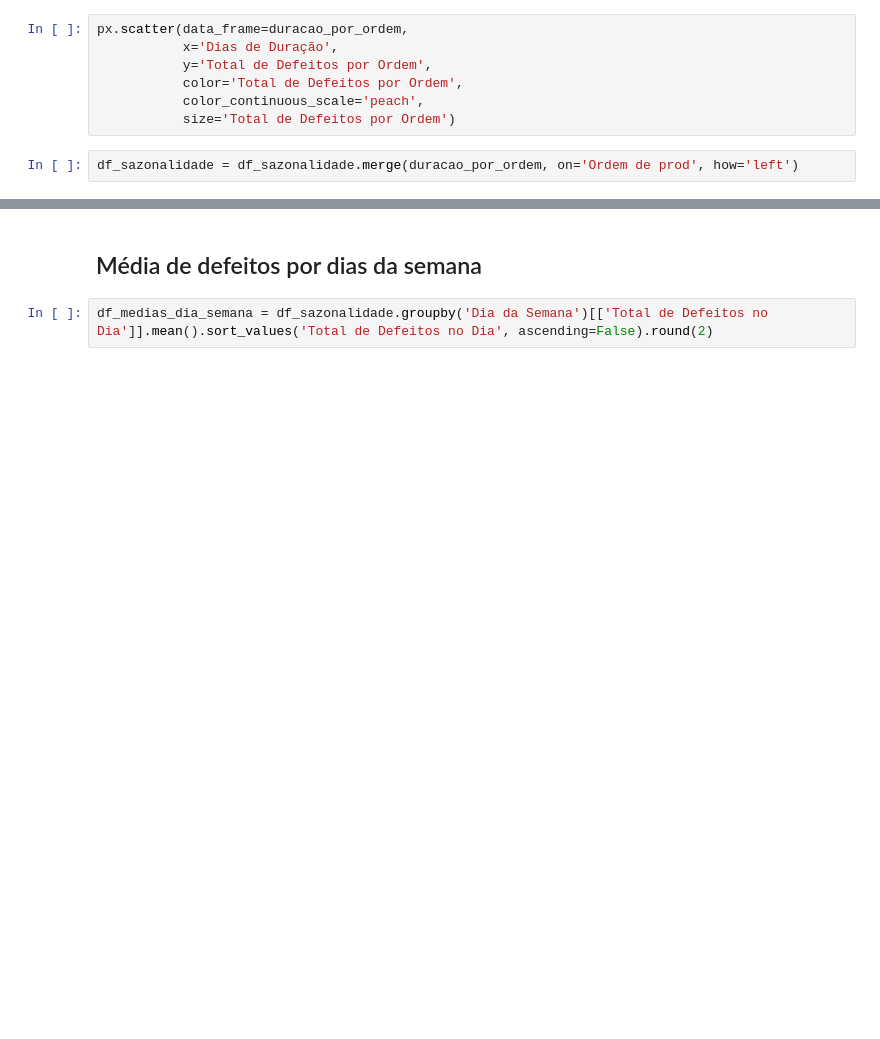
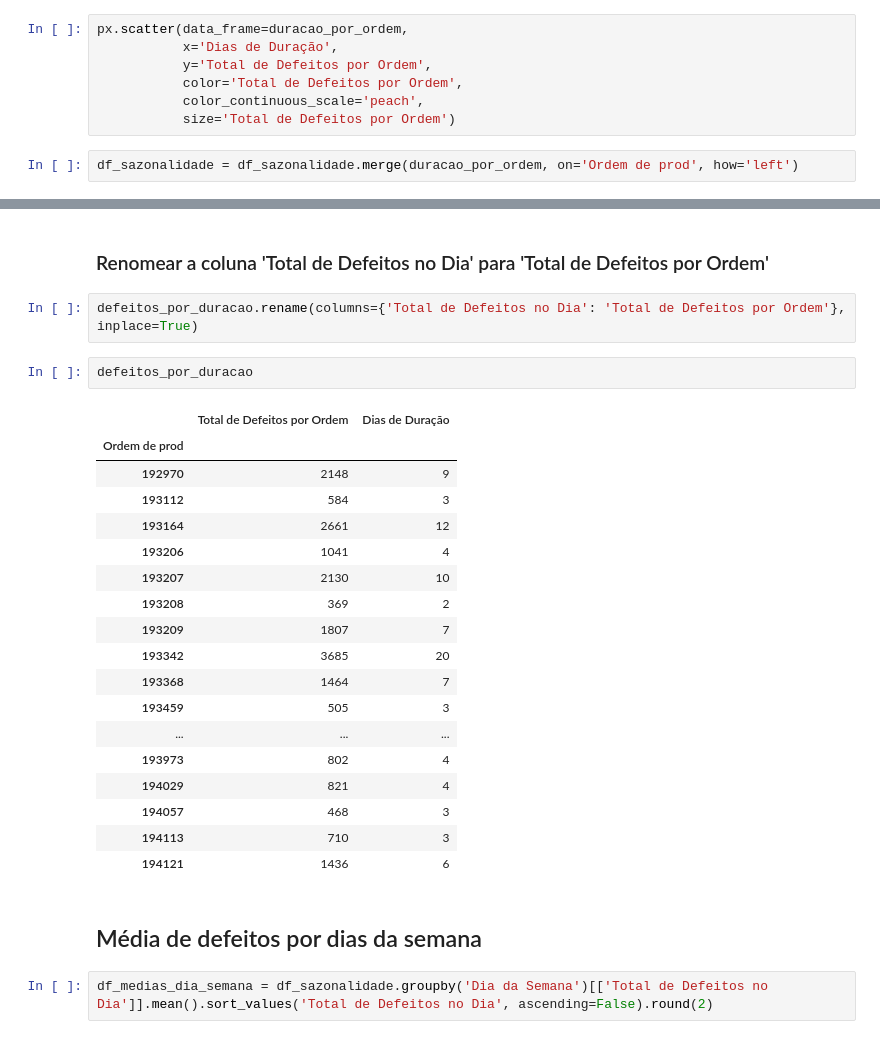
Before and after one commit to lucasz-g/Analise-Gotas, a Jupyter notebook: analises/modelo_ml.ipynb, the cells around one changed output, grey strips where cells are left out. Drawn from its saved outputs; the diff is of its cells as text; blank space fills up the shorter version.

```diff
--- a/analises/modelo_ml.ipynb
+++ b/analises/modelo_ml.ipynb
@@ -254,3 +252,28 @@ KeyError: "Column(s) ['Dias de Duração'] do not exist"
+# %% [markdown]
+### Renomear a coluna 'Total de Defeitos no Dia' para 'Total de Defeitos por Ordem'
+# %%
+defeitos_por_duracao.rename(columns={'Total de Defeitos no Dia': 'Total de Defeitos por Ordem'}, inplace=True)
+# %%
+defeitos_por_duracao
+# %% [output]
+|  | Total de Defeitos por Ordem | Dias de Duração |
+| Ordem de prod |  |  |
+| 192970 | 2148 | 9 |
+| 193112 | 584 | 3 |
+| 193164 | 2661 | 12 |
+| 193206 | 1041 | 4 |
+| 193207 | 2130 | 10 |
+| 193208 | 369 | 2 |
+| 193209 | 1807 | 7 |
+| 193342 | 3685 | 20 |
+| 193368 | 1464 | 7 |
+| 193459 | 505 | 3 |
+| ... | ... | ... |
+| 193973 | 802 | 4 |
+| 194029 | 821 | 4 |
+| 194057 | 468 | 3 |
+| 194113 | 710 | 3 |
+| 194121 | 1436 | 6 |
 # %% [markdown]
 ## Média de defeitos por dias da semana
 # %%
```
Also changed, not shown: parts of 51 cells of this notebook.
